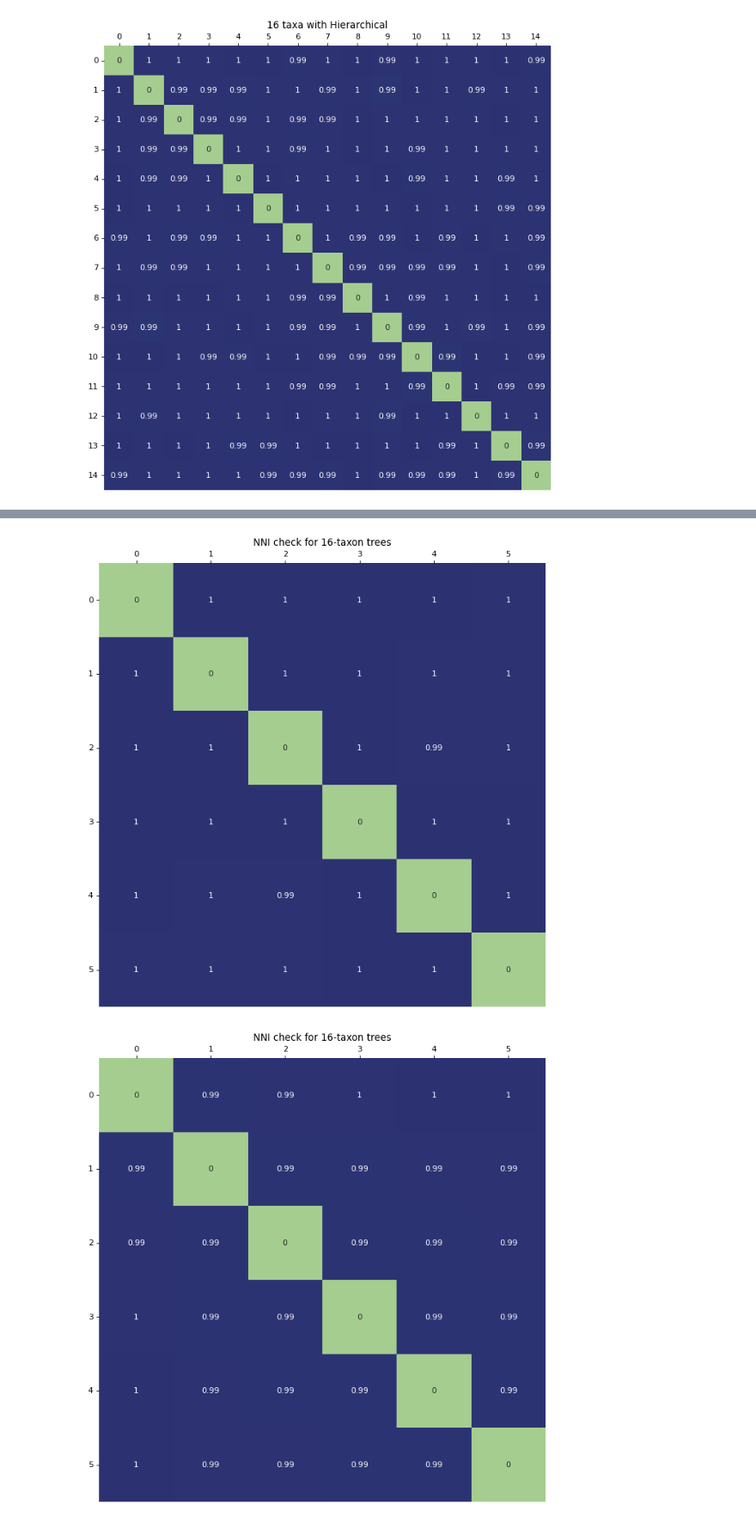
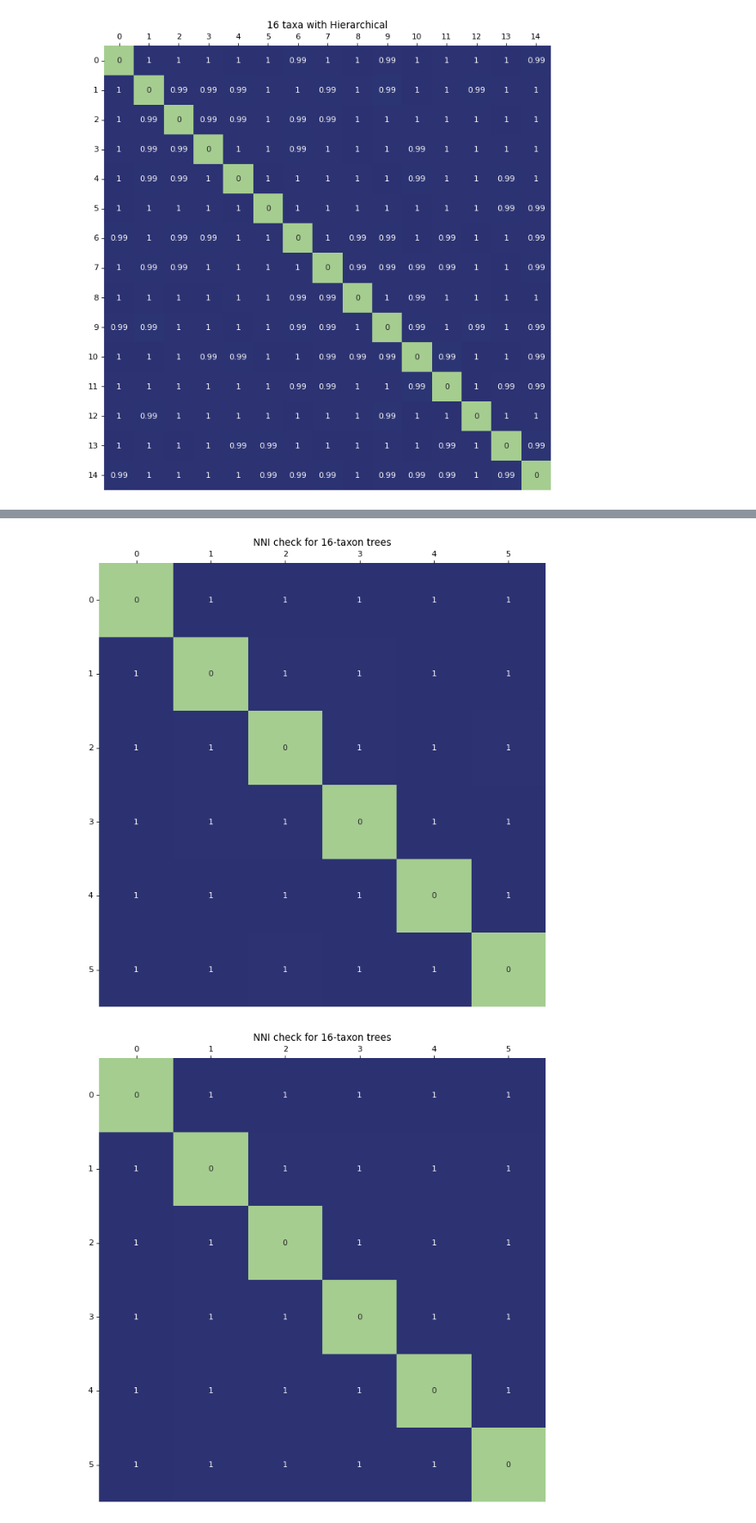
Before and after one commit to YiboK/PhyloClustering-scripts, a Jupyter notebook: Python/hc-nni-heatmap.ipynb, the cells around one changed output, grey strips where cells are left out. Shown at 86% size. Cells and saved outputs as stored; diff of their text form; code cells hidden in the pictures.

Commit message:
did tests for all cases with all number of trees. ploted the figures in paper

```diff
--- a/Python/hc-nni-heatmap.ipynb
+++ b/Python/hc-nni-heatmap.ipynb
@@ -663,10 +661,10 @@ plot.tick_params(axis='y', rotation=0)
 # %% [output]
 [figure]
 # %%
-df = pd.read_csv("../../data/nni/result/8/kmeans/kmeans_nni_8_reuslt_1.csv")
+df = pd.read_csv("../../data/nni/result/8/kmeans/kmeans_nni_8_reuslt_50_1.csv")
 accuracy = df.values
 for i in range(99):
-    path = "../../data/nni/result/8/kmeans/kmeans_nni_8_reuslt_" + str(i + 2) + ".csv"
+    path = "../../data/nni/result/8/kmeans/kmeans_nni_8_reuslt_50_" + str(i + 2) + ".csv"
     df = pd.read_csv(path)
     accuracy += df.values
 
@@ -683,8 +681,8 @@ plot.tick_params(axis='y', rotation=0)
 # %%
-df = pd.read_csv("../../data/nni/result/8/hc/hc_nni_8_reuslt_1.csv")
+df = pd.read_csv("../../data/nni/result/8/hc/hc_nni_8_reuslt_50_1.csv")
 accuracy = df.values
 for i in range(99):
-    path = "../../data/nni/result/8/hc/hc_nni_8_reuslt_" + str(i + 2) + ".csv"
+    path = "../../data/nni/result/8/hc/hc_nni_8_reuslt_50_" + str(i + 2) + ".csv"
     df = pd.read_csv(path)
     accuracy += df.values
 
@@ -701,8 +699,8 @@ plot.tick_params(axis='y', rotation=0)
 # %%
-df = pd.read_csv("../../data/nni/result/16/kmeans/kmeans_nni_16_reuslt_1.csv")
+df = pd.read_csv("../../data/nni/result/16/kmeans/kmeans_nni_16_reuslt_50_1.csv")
 accuracy = df.values
 for i in range(99):
-    path = "../../data/nni/result/16/kmeans/kmeans_nni_16_reuslt_" + str(i + 2) + ".csv"
+    path = "../../data/nni/result/16/kmeans/kmeans_nni_16_reuslt_50_" + str(i + 2) + ".csv"
     df = pd.read_csv(path)
     accuracy += df.values
 
@@ -715,22 +713,22 @@ plot = sns.heatmap(nni, annot=True, cmap="crest",vmin = 0.5, vmax = 1, cbar=Fals
 plot.xaxis.tick_top()
 plot.tick_params(axis='y', rotation=0)
 # %% [output]
-[figure, old version]
+[figure, new version]
 # %%
-df = pd.read_csv("../../data/nni/result/16/hc/hc_nni_16_reuslt_1.csv")
+df = pd.read_csv("../../data/nni/result/16/hc/hc_nni_16_reuslt_50_1.csv")
 accuracy = df.values
 for i in range(99):
-    path = "../../data/nni/result/16/hc/hc_nni_16_reuslt_" + str(i + 2) + ".csv"
+    path = "../../data/nni/result/16/hc/hc_nni_16_reuslt_50_" + str(i + 2) + ".csv"
     df = pd.read_csv(path)
     accuracy += df.values
 
 accuracy /= 100
 nni = pd.DataFrame(accuracy)
 
 plt.figure(figsize=(10,10), dpi=80)
 plt.title('NNI check for 16-taxon trees')
 plot = sns.heatmap(nni, annot=True, cmap="crest",vmin = 0.5, vmax = 1, cbar=False);
 plot.xaxis.tick_top()
 plot.tick_params(axis='y', rotation=0)
 # %% [output]
-[figure, old version]
+[figure, new version]
```
Also changed, not shown: parts of 3 cells of this notebook, 7 other files.
